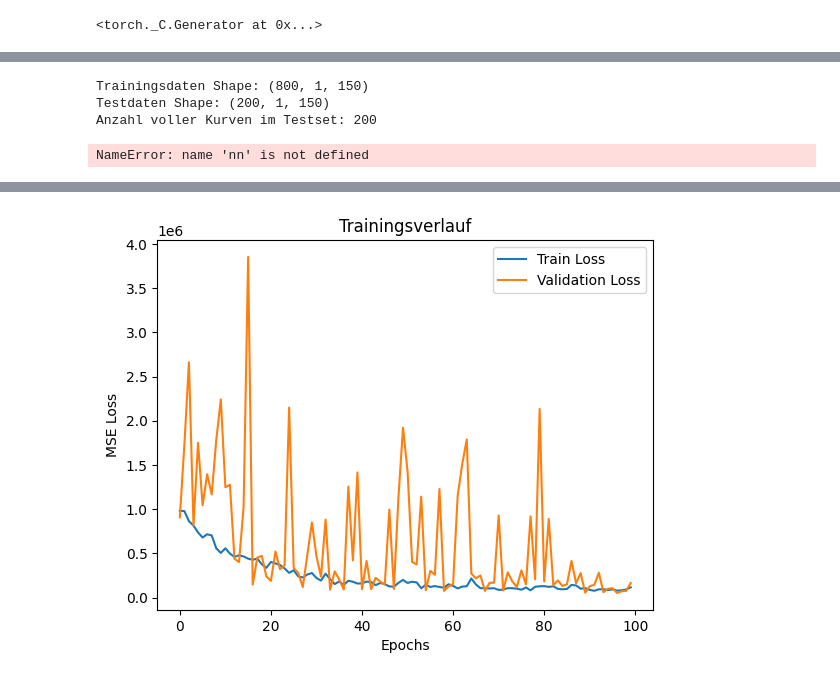
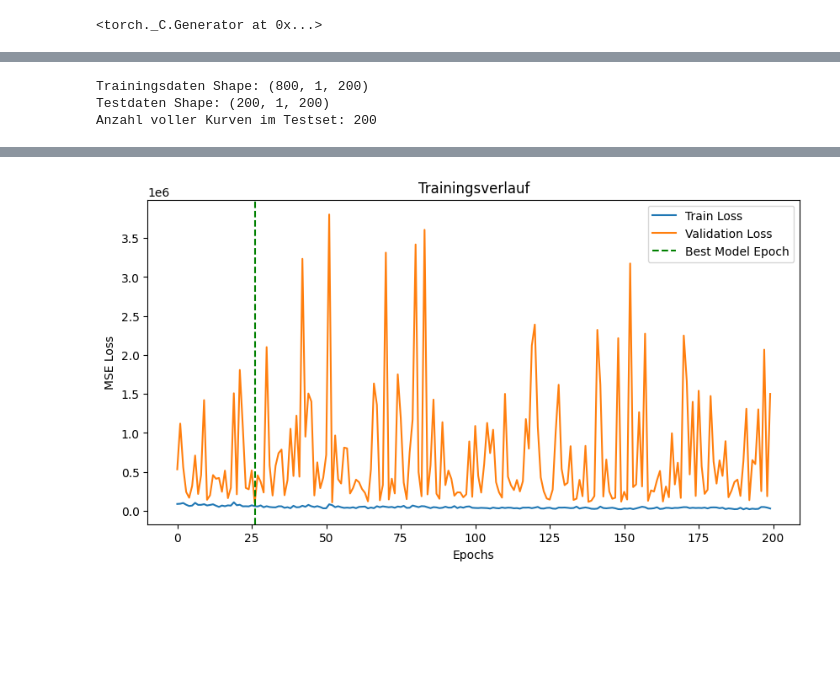
Before and after one commit to ZakAlreich/lfp-battery-degradation, a Jupyter notebook: notebooks/moto_degradation.ipynb, the cells around one changed output, grey strips where cells are left out. Drawn from its saved outputs; the diff is of its cells as text; code cells hidden in the pictures; blank space fills up the shorter version.

```diff
--- a/notebooks/moto_degradation.ipynb
+++ b/notebooks/moto_degradation.ipynb
@@ -38,3 +38,10 @@ torch.manual_seed(42)
 # %% [output]
 Running on device: cpu
 <torch._C.Generator at 0x...>
+# %%
+def inverse_power_model(t, K, n):
+
+    #Das physikalische Modell aus der Dissertation.
+    #PDIV(t) = K * t^(-n)
+
+    return K * (t ** -n)
@@ -40,0 +70,7 @@ Running on device: cpu
+# %%
+new_list = []
+for i in life_list:
+    if i > 200 and i < 4000:
+        print(i)
+        new_list.append(i)
+print(f"the len is: {len(new_list)}")
@@ -90,6 +166,6 @@ plt.show()
 # %%
 # Parameter
-INPUT_WINDOW = 150  #nur die ersten 150 Stunden
+INPUT_WINDOW = 200  #nur die ersten 200 Stunden
 
 X_data = []
 y_data = []
@@ -144,8 +220,8 @@ print(f"Trainingsdaten Shape: {X_train.shape}")
 print(f"Testdaten Shape: {X_test.shape}")
 print(f"Anzahl voller Kurven im Testset: {len(curves_test)}")
 # %% [output]
-Trainingsdaten Shape: (800, 1, 150)
-Testdaten Shape: (200, 1, 150)
+Trainingsdaten Shape: (800, 1, 200)
+Testdaten Shape: (200, 1, 200)
 Anzahl voller Kurven im Testset: 200
 # %%
 #CNN Modell
@@ -214,17 +290,18 @@ class ResCNN(nn.Module):
 # Modell
 model = ResCNN().to(device)
 criterion = nn.MSELoss()
-optimizer = optim.Adam(model.parameters(), lr=0.001)
+optimizer = optim.Adam(model.parameters(), lr=0.01, weight_decay=0.0001)
-# %% [output]
-NameError: name 'nn' is not defined
 # %%
-EPOCHS = 100
+EPOCHS = 200
 train_losses = []
 test_losses = []
 
-print("Starte Training...")
+best_val_loss = float('inf')
+
+print("Starte Training:")
 
 for epoch in range(EPOCHS):
+    # TRAIN
     model.train()
     running_loss = 0.0
     for inputs, labels in train_loader:
@@ -241,7 +318,7 @@ for epoch in range(EPOCHS):
     epoch_loss = running_loss / len(train_loader.dataset)
     train_losses.append(epoch_loss)
 
-    # Validierung
+    # VALIDIERUNG
     model.eval()
     val_loss = 0.0
     with torch.no_grad():
@@ -254,11 +331,30 @@ for epoch in range(EPOCHS):
     epoch_val_loss = val_loss / len(test_loader.dataset)
     test_losses.append(epoch_val_loss)
 
+    # CHECKPOINTING
+    if epoch_val_loss < best_val_loss:
+        best_val_loss = epoch_val_loss
+        # Gewichte in einer Datei soeichern
+        torch.save(model.state_dict(), 'best_motor_model.pth')
+        save_msg = "-> Saved Best Model"
+    else:
+        save_msg = ""
+
     if (epoch+1) % 10 == 0:
-        print(f"Epoch {epoch+1}/{EPOCHS}, Train Loss: {epoch_loss:.1f}, Val Loss: {epoch_val_loss:.1f}")
+        print(f"Epoch {epoch+1}/{EPOCHS}, Train Loss: {epoch_loss:.1f}, Val Loss: {epoch_val_loss:.1f} {save_msg}")
 
+# MODELL LADEN
+print(f"Training beendet. Bestes Modell (Val Loss: {best_val_loss:.1f}):")
+model.load_state_dict(torch.load('best_motor_model.pth'))
+print("Bestes Modell geladen.")
+
+# Plotten
+plt.figure(figsize=(10, 5))
 plt.plot(train_losses, label='Train Loss')
 plt.plot(test_losses, label='Validation Loss')
+# Markiere den Punkt des besten Modells im Plot
+best_epoch = np.argmin(test_losses)
+plt.axvline(x=best_epoch, color='green', linestyle='--', label='Best Model Epoch')
 plt.xlabel('Epochs')
 plt.ylabel('MSE Loss')
 plt.title('Trainingsverlauf')
@@ -279,4 +381,4 @@ Epoch 100/100, Train Loss: 114754.2, Val Loss: 164537.2
-[figure, old version]
+[figure, new version]
 # %%
 model.eval()
 predictions = []
```
Also changed, not shown: parts of 10 cells of this notebook.
